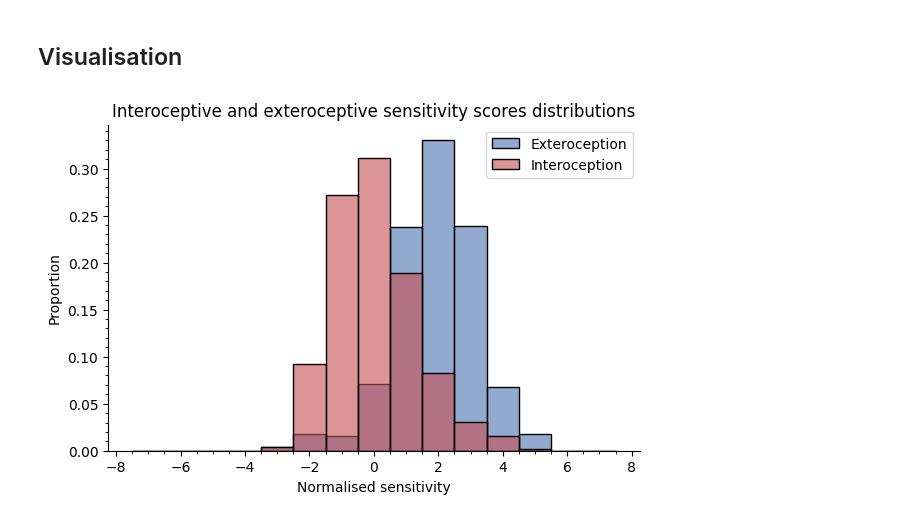
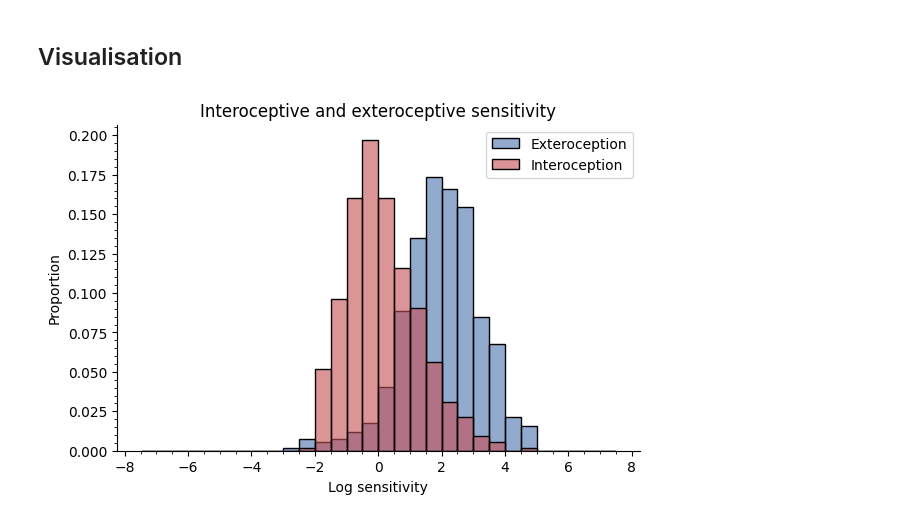
Before and after one commit to LegrandNico/ComputationalCardioception, a Jupyter notebook: code/notebooks/Figure_3_intero_extero.ipynb, the cells around one changed output. Saved outputs shown, nothing was run; the diff lists cells and outputs as text; code cells hidden in the pictures.

```diff
--- a/code/notebooks/Figure_3_intero_extero.ipynb
+++ b/code/notebooks/Figure_3_intero_extero.ipynb
@@ -20,38 +20,38 @@ weighted_update_df = weighted_update_df[weighted_update_df.session == 2]
 # %%
 _, ax = plt.subplots(figsize=(6, 4))
 
 sns.histplot(
     weighted_update_df.logit_exteroceptive_sensitivity.to_numpy(),
     color="#4c72b0",
     alpha=0.6,
     stat="proportion",
-    binwidth=1,
+    binwidth=.5,
     binrange=(-7.5, 7.5),
     label="Exteroception",
     ax=ax,
 )
 
 sns.histplot(
     weighted_update_df.logit_interoceptive_sensitivity.to_numpy(),
     color="#c44e52",
     alpha=0.6,
     stat="proportion",
-    binwidth=1,
+    binwidth=.5,
     binrange=(-7.5, 7.5),
     label="Interoception",
     ax=ax,
 )
 ax.set(
-    title="Interoceptive and exteroceptive sensitivity scores distributions",
-    xlabel="Normalised sensitivity",
+    title="Interoceptive and exteroceptive sensitivity",
+    xlabel="Log sensitivity",
 )
 ax.legend()
 ax.minorticks_on()
 sns.despine()
 
 plt.savefig(Path().cwd().parent.parent / "figures" / "figure_3_intero_extero.svg")
 # %% [output]
-[figure, old version]
+[figure, new version]
 # %%
 weighted_update_df = pd.read_csv(
     Path.cwd().parent.parent / "results" / "weighted_update_summary.csv"
```
Also changed, not shown: parts of 2 cells of this notebook, 14 other files.
